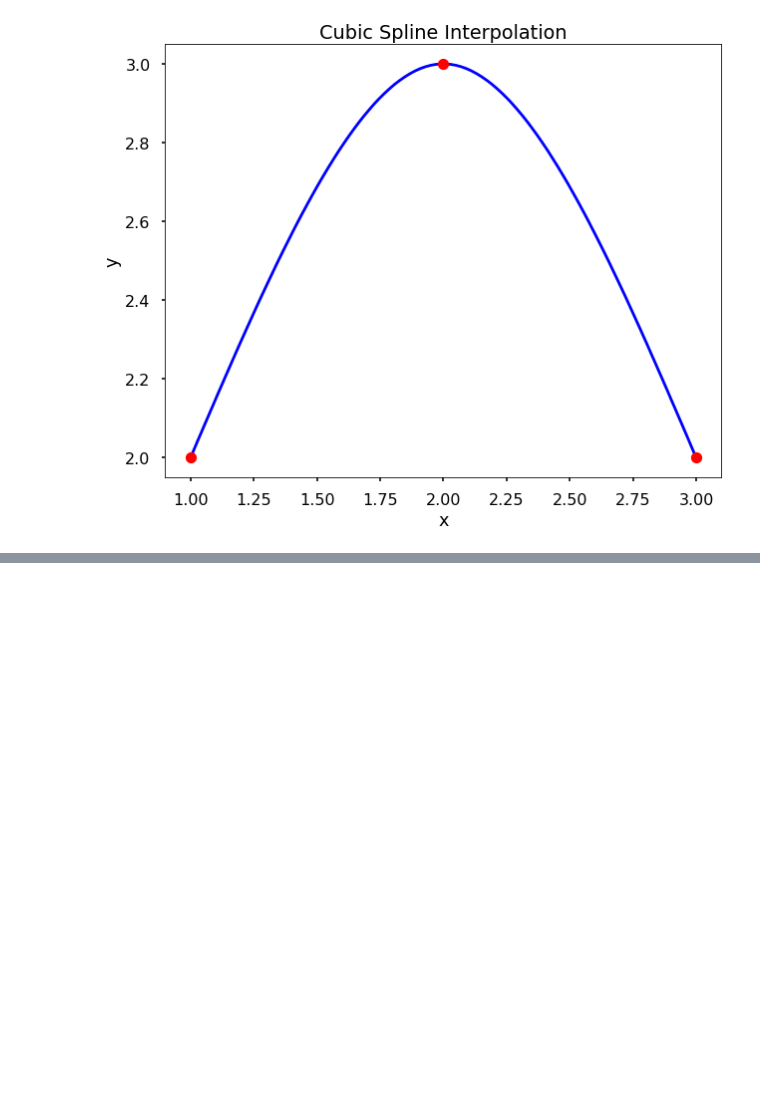
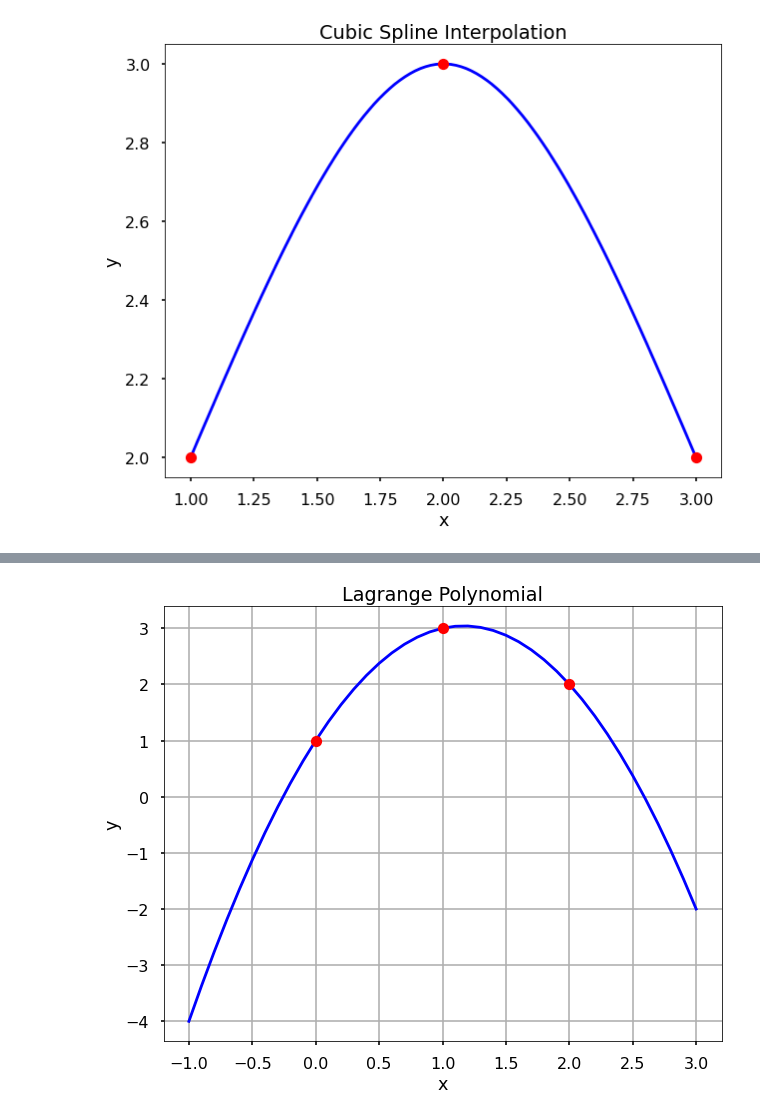
Before and after one commit to yzhu233/MAT421, a Jupyter notebook: ModuleB_Yaci.ipynb, the cells around one changed output, grey strips where cells are left out. Cells and saved outputs as stored; diff of their text form; code cells hidden in the pictures; blank space fills up the shorter version.

```diff
--- a/ModuleB_Yaci.ipynb
+++ b/ModuleB_Yaci.ipynb
@@ -69,0 +113,12 @@ plt.show()
+# %%
+from scipy.interpolate import lagrange
+f = lagrange(x, y)
+fig = plt.figure(figsize = (10,8))
+plt.plot(x_new, f(x_new), 'b', x, y, 'ro')
+plt.title('Lagrange Polynomial')
+plt.grid()
+plt.xlabel('x')
+plt.ylabel('y')
+plt.show()
+# %% [output]
+[figure, added]
```
Also changed, not shown: parts of 5 cells of this notebook.
